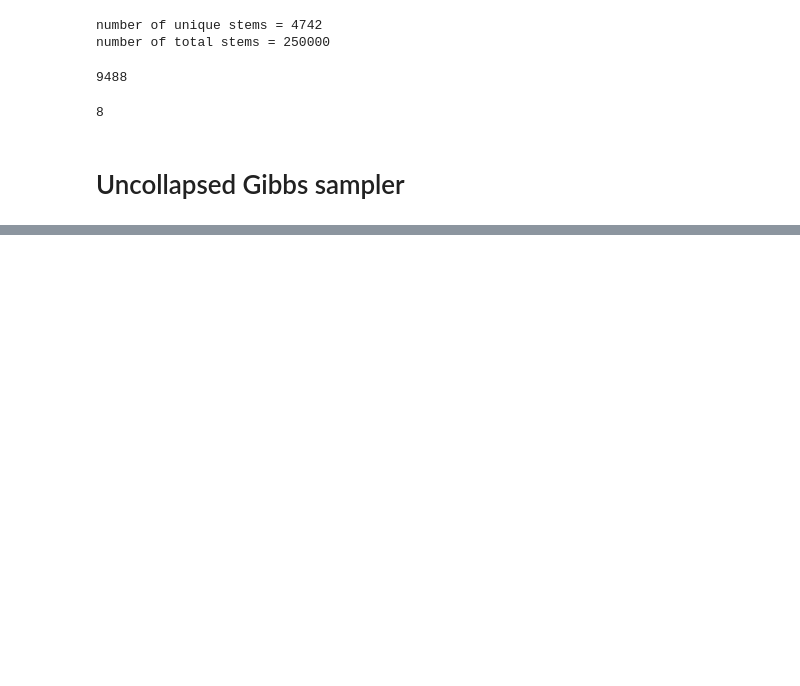
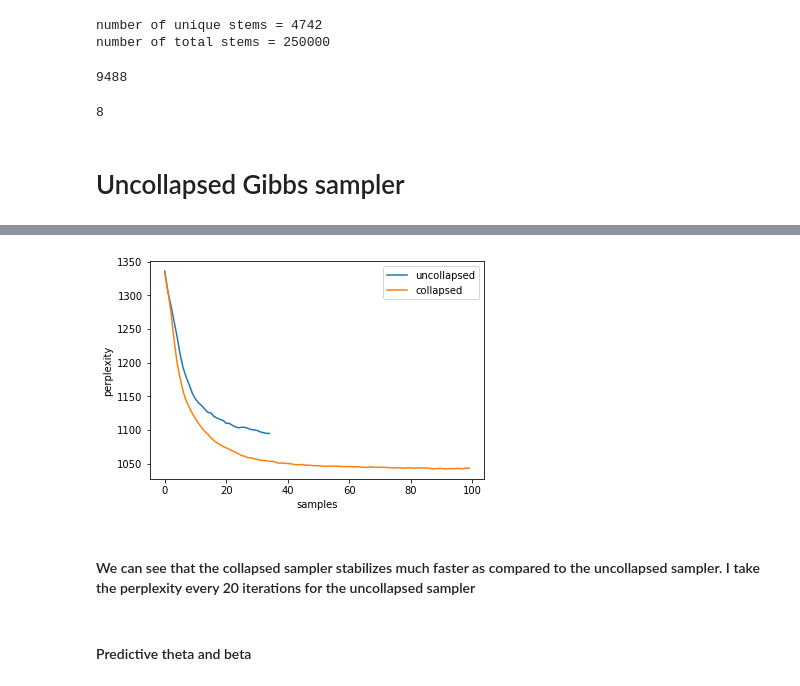
Before and after one commit to bgse-a-team/textmine, a Jupyter notebook: HW2.ipynb, the cells around one changed output, grey strips where cells are left out. Drawn from its saved outputs; the diff is of its cells as text; code cells hidden in the pictures; blank space fills up the shorter version.

```diff
--- a/HW2.ipynb
+++ b/HW2.ipynb
@@ -89,3 +93,20 @@ Nd = len([stem for doc in docsobj.stems for stem in doc])
+# %%
+all_stems_dict
+D = len(docsobj.stems)
 # %% [markdown]
 # Uncollapsed Gibbs sampler
+# %%
+def perp(thetas,betas,countsmat,docsobj,all_stems_dict,D,Nd):
+    s1 = 0
+    ltb = np.log(np.dot(thetas,betas))
+    for d in range(D):
+        s2 = 0
+        #counts = Counter(docsobj.stems[d])
+        for v in set(docsobj.stems[d]):
+            s2 += ((countsmat[d][v]) * ltb[d,all_stems_dict[v]])
+            #s2 += (counts[v] * ltb[d,all_stems_dict[v]])
+        s1 += s2
+    num = -1 * s1
+    den = Nd
+    return(np.exp(num/den))
 # %%
@@ -143,0 +223,10 @@ for i in tqdm(range(K)):
+# %%
+#ldaobj = topicmodels.LDA.LDAGibbs(docsobj.stems,10)
+#ldaobj.sample(0,5,100)
+#perp_coll = ldaobj.perplexity.tolist()
+
+# Done locally and reading from pickle
+with open("perp_values.txt", "rb") as fp:   # Unpickling
+    perp_coll = pickle.load(fp)
+# %%
+perp_uncoll = perplexity + perplexity_pb
@@ -144,3 +253,16 @@ for i in tqdm(range(K)):
+# %%
+plt.plot(perp_uncoll,label = 'uncollapsed')
+plt.plot(perp_coll,label = 'collapsed')
+plt.legend()
+plt.ylabel('perplexity')
+plt.xlabel('samples')
+plt.show()
+# %% [output]
+[figure, added]
+# %% [markdown]
+#### We can see that the collapsed sampler stabilizes much faster as compared to the uncollapsed sampler. I take the perplexity every 20 iterations for the uncollapsed sampler
+# %% [markdown]
+#### Predictive theta and beta
 # %%
 beta_hat = np.zeros(shape=(K,V))
 for i in tqdm(range(K)):
```
Also changed, not shown: parts of 16 cells of this notebook, 21 other files.
